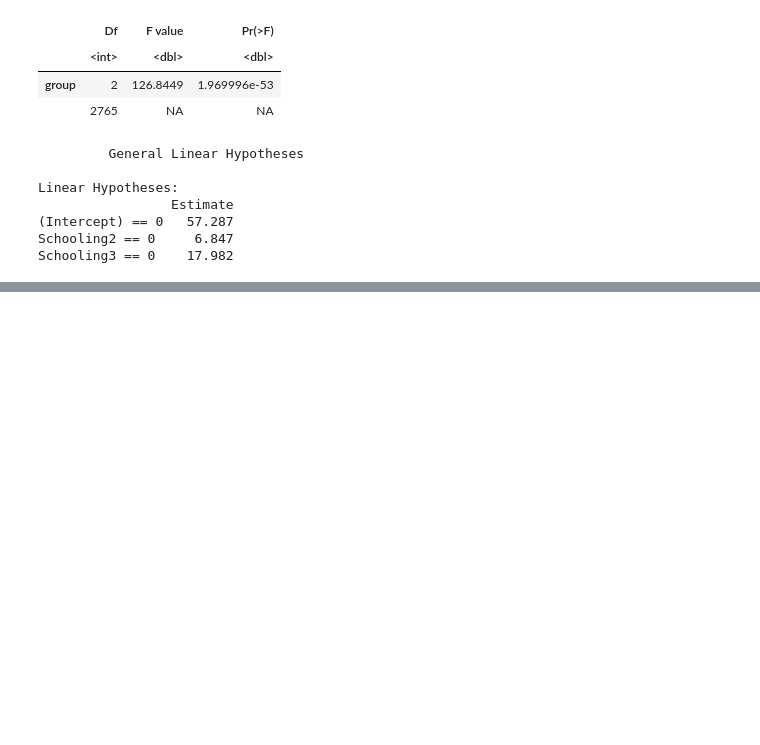
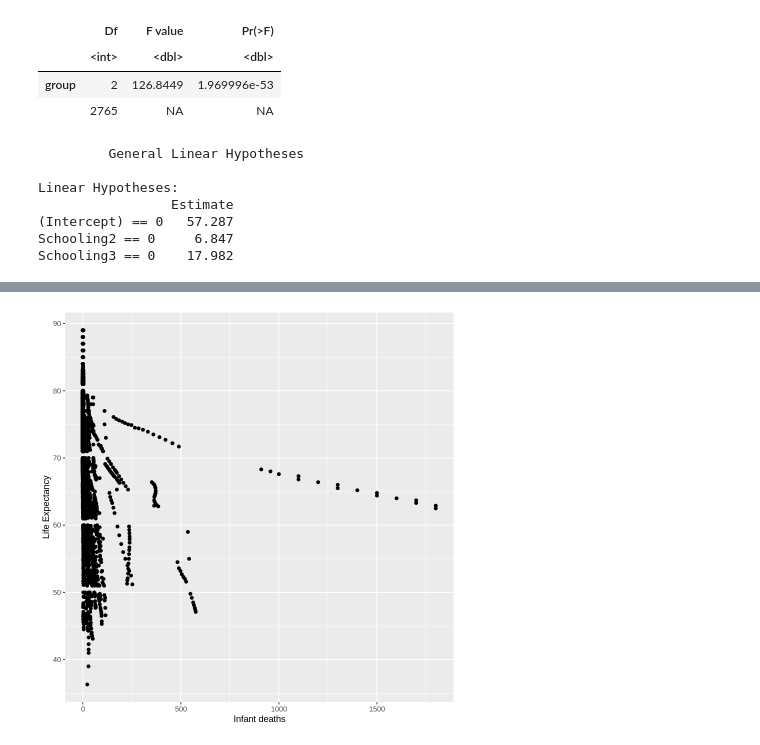
Before and after one commit to GeorgeM2000/Life-Expectancy-Analysis, a Jupyter notebook: Life_Expectancy_Analysis.ipynb, the cells around one changed output, grey strips where cells are left out. Saved outputs shown, nothing was run; the diff lists cells and outputs as text; code cells hidden in the pictures; blank space fills up the shorter version.

```diff
--- a/Life_Expectancy_Analysis.ipynb
+++ b/Life_Expectancy_Analysis.ipynb
@@ -425,0 +467,3 @@ Schooling3 == 0    17.982
+# %%
+ggplot(le, aes(x=`Infant Deaths`, y=`Life Expectancy`)) + geom_point() + labs(x="Infant deaths", y="Life Expectancy")
+# %% [output]
@@ -425,0 +472 @@ Schooling3 == 0    17.982
+[figure, added]
```
Also changed, not shown: parts of 9 cells of this notebook.
